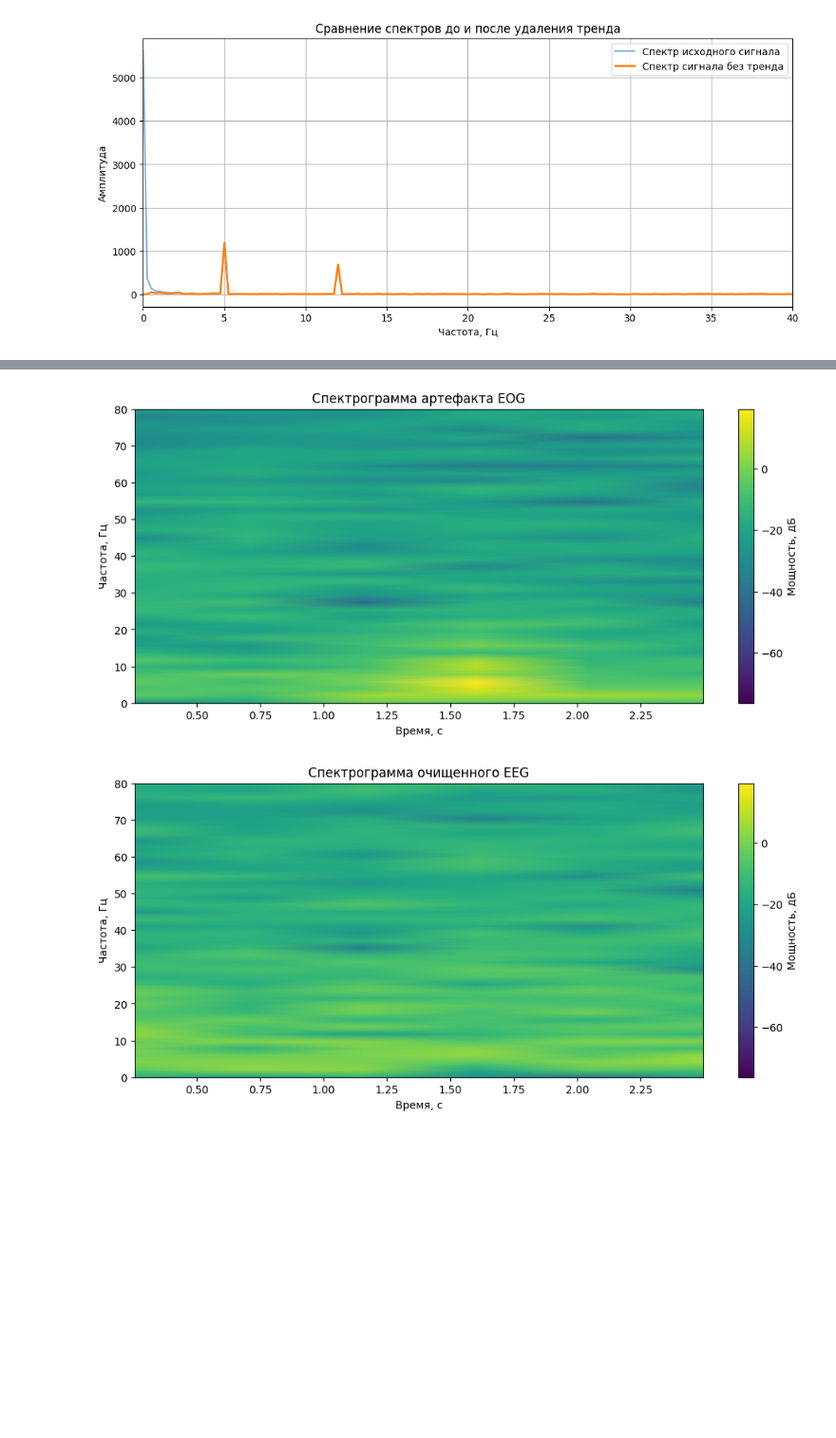
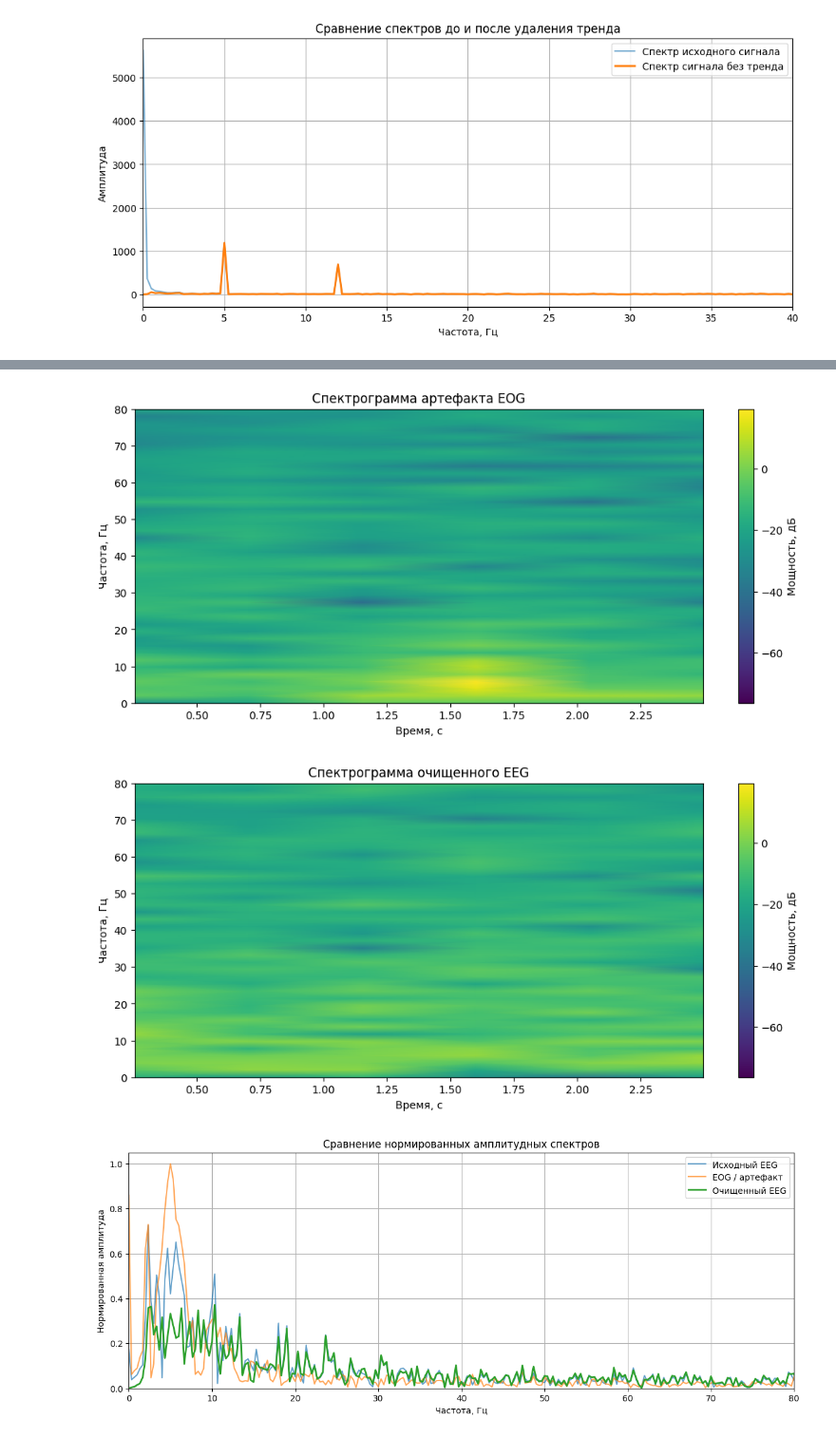
Before and after one commit to zToasty/digital-signal-processing, a Jupyter notebook: 06_Signal_Filtering/main.ipynb, the cells around one changed output, grey strips where cells are left out. Shown at 95% size. Drawn from its saved outputs; the diff is of its cells as text; code cells hidden in the pictures; blank space fills up the shorter version.

```diff
--- a/06_Signal_Filtering/main.ipynb
+++ b/06_Signal_Filtering/main.ipynb
@@ -435,30 +369,63 @@ plt.pcolormesh(t_eeg, f_eeg, Sxx_eeg_db, shading="gouraud", vmin=vmin, vmax=vmax
 plt.title("Спектрограмма исходного EEG")
 plt.xlabel("Время, с")
 plt.ylabel("Частота, Гц")
 plt.ylim(0, 80)
 plt.colorbar(label="Мощность, дБ")
 plt.show()
 
 plt.figure(figsize=(12, 5))
 plt.pcolormesh(t_eog, f_eog, Sxx_eog_db, shading="gouraud", vmin=vmin, vmax=vmax)
 plt.title("Спектрограмма артефакта EOG")
 plt.xlabel("Время, с")
 plt.ylabel("Частота, Гц")
 plt.ylim(0, 80)
 plt.colorbar(label="Мощность, дБ")
 plt.show()
 
 plt.figure(figsize=(12, 5))
 plt.pcolormesh(t_clean, f_clean, Sxx_clean_db, shading="gouraud", vmin=vmin, vmax=vmax)
 plt.title("Спектрограмма очищенного EEG")
 plt.xlabel("Время, с")
 plt.ylabel("Частота, Гц")
 plt.ylim(0, 80)
 plt.colorbar(label="Мощность, дБ")
 plt.show()
+
+
+freqs_eeg = np.fft.rfftfreq(len(timevec), d=1/fs_eeg)
+
+spectrum_eeg = np.abs(np.fft.rfft(eeg_signal))
+spectrum_eog = np.abs(np.fft.rfft(eog_signal))
+spectrum_clean = np.abs(np.fft.rfft(clean_signal))
+
+max_value = max(
+    spectrum_eeg.max(),
+    spectrum_eog.max(),
+    spectrum_clean.max()
+)
+
+spectrum_eeg_norm = spectrum_eeg / max_value
+spectrum_eog_norm = spectrum_eog / max_value
+spectrum_clean_norm = spectrum_clean / max_value
+
+plt.figure(figsize=(14, 5))
+
+plt.plot(freqs_eeg, spectrum_eeg_norm, label="Исходный EEG", alpha=0.7)
+plt.plot(freqs_eeg, spectrum_eog_norm, label="EOG / артефакт", alpha=0.7)
+plt.plot(freqs_eeg, spectrum_clean_norm, label="Очищенный EEG", linewidth=2)
+
+plt.title("Сравнение нормированных амплитудных спектров")
+plt.xlabel("Частота, Гц")
+plt.ylabel("Нормированная амплитуда")
+plt.xlim(0, 80)
+plt.ylim(0, 1.05)
+plt.grid(True)
+plt.legend()
+plt.show()
 # %% [output]
 [figure]
 [figure]
 [figure]
 [figure]
 [figure]
+[figure, added]
```
Also changed, not shown: parts of 7 cells of this notebook, 3 other files.
